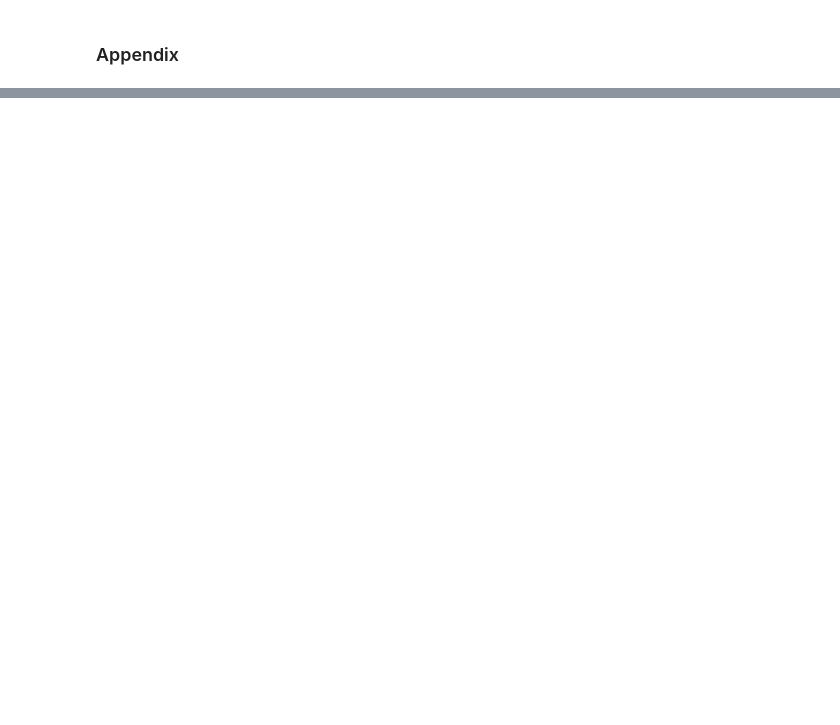
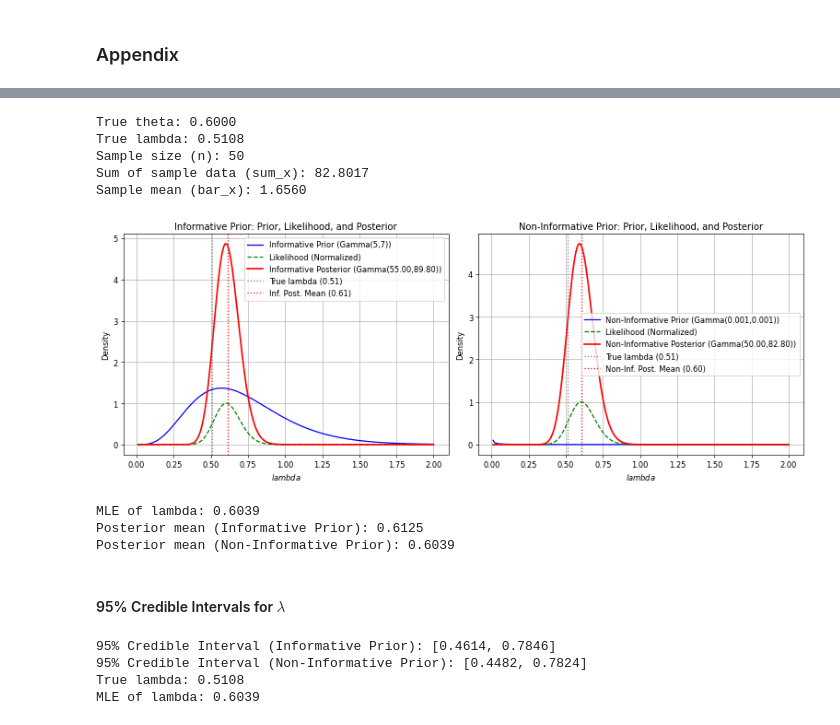
Before and after one commit to pashukalma/statistics_, a Jupyter notebook: exp_stat_model.ipynb, the cells around one changed output, grey strips where cells are left out. Saved outputs shown, nothing was run; the diff lists cells and outputs as text; code cells hidden in the pictures; blank space fills up the shorter version.

```diff
--- a/exp_stat_model.ipynb
+++ b/exp_stat_model.ipynb
@@ -246,0 +504,23 @@ This expression defines the upper bound B for the one-sided confidence interval
+# %%
+import numpy as np
+import matplotlib.pyplot as plt
+from scipy.stats import gamma, expon
+import math
+
+# Simulate Data
+# True parameter for the exponential distribution
+theta_true = 0.6 # Corresponds to lambda_true = -ln(0.6) approx 0.51
+lambda_true = -math.log(theta_true)
+
+n = 50 # Sample size
+
+# Generate synthetic data from an exponential distribution
+np.random.seed(42) # for reproducibility
+sample_data = np.random.exponential(scale=1/lambda_true, size=n)
+sum_x = np.sum(sample_data)
+# %% [output]
+True theta: 0.6000
+True lambda: 0.5108
+Sample size (n): 50
+Sum of sample data (sum_x): 82.8017
+Sample mean (bar_x): 1.6560
@@ -246,0 +559,24 @@ This expression defines the upper bound B for the one-sided confidence interval
+# %%
+''' Informative Prior: Prior, Likelihood, and Posterior, and Non-Informative Prior: Prior, Likelihood, and Posterior '''
+# %% [output]
+[figure, added]
+MLE of lambda: 0.6039
+Posterior mean (Informative Prior): 0.6125
+Posterior mean (Non-Informative Prior): 0.6039
+# %% [markdown]
+#### 95% Credible Intervals for $\lambda$
+# %%
+from scipy.stats import gamma
+
+# Calculate 95% Credible Interval for Informative Posterior
+lower_inf = gamma.ppf(0.025, a=alpha_1_inf, scale=1/beta_1_inf)
+upper_inf = gamma.ppf(0.975, a=alpha_1_inf, scale=1/beta_1_inf)
+
+# Calculate 95% Credible Interval for Non-Informative Posterior
+lower_noninf = gamma.ppf(0.025, a=alpha_1_noninf, scale=1/beta_1_noninf)
+upper_noninf = gamma.ppf(0.975, a=alpha_1_noninf, scale=1/beta_1_noninf)
+# %% [output]
+95% Credible Interval (Informative Prior): [0.4614, 0.7846]
+95% Credible Interval (Non-Informative Prior): [0.4482, 0.7824]
+True lambda: 0.5108
+MLE of lambda: 0.6039
```
Also changed, not shown: parts of 44 cells of this notebook, 1 other file.
